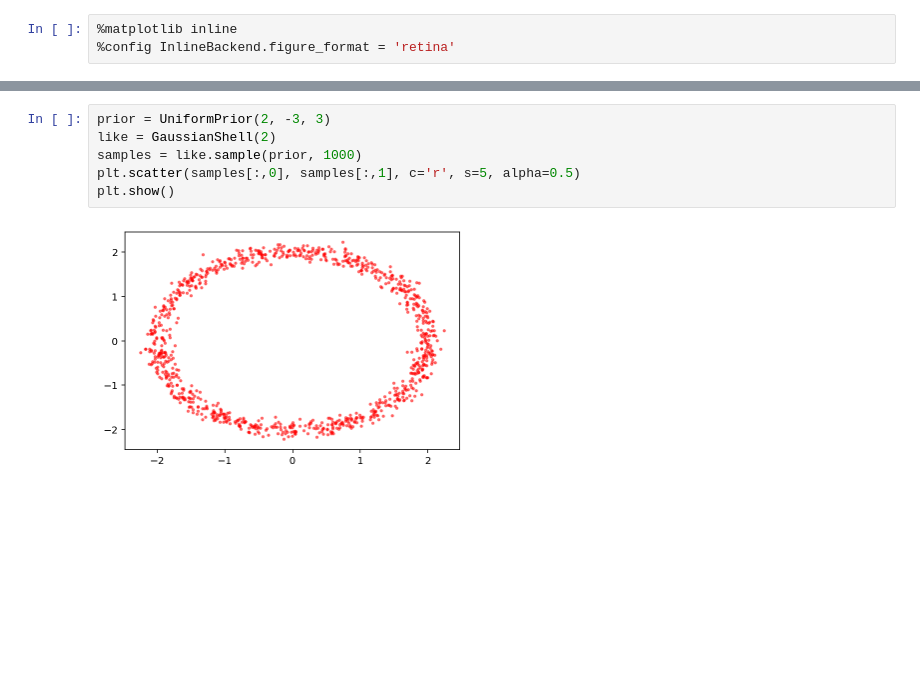
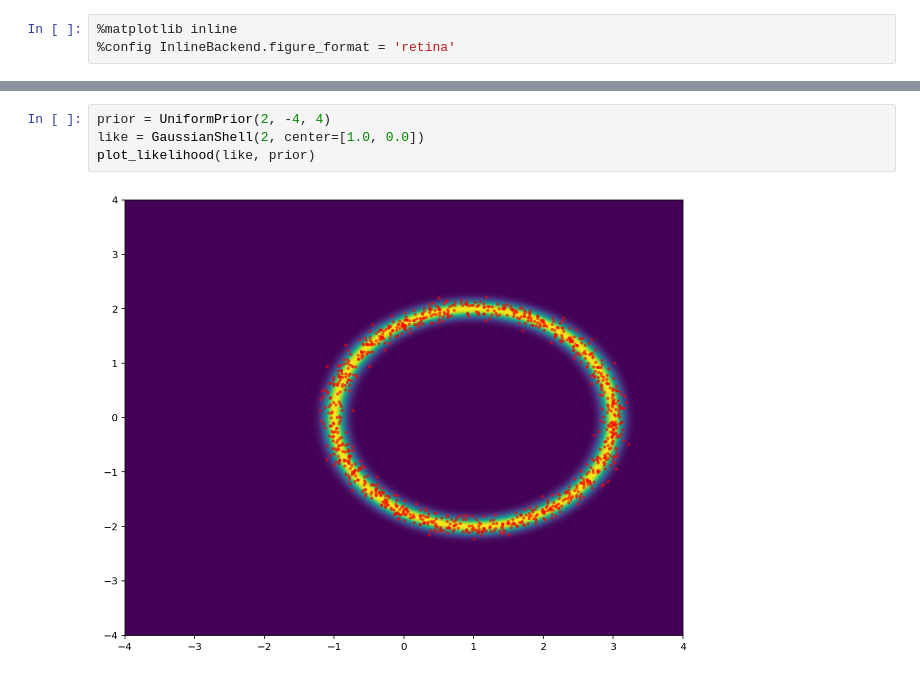
Before and after one commit to adammoss/nnest, a Jupyter notebook: examples/likelihoods/example.ipynb, the cells around one changed output, grey strips where cells are left out. Drawn from its saved outputs; the diff is of its cells as text; blank space fills up the shorter version.

```diff
--- a/examples/likelihoods/example.ipynb
+++ b/examples/likelihoods/example.ipynb
@@ -47,8 +54,6 @@ plt.show()
-# %%
-prior = UniformPrior(2, -3, 3)
-like = GaussianShell(2)
-samples = like.sample(prior, 1000)
-plt.scatter(samples[:,0], samples[:,1], c='r', s=5, alpha=0.5)
-plt.show()
-# %% [output]
-[figure, removed]
+# %%
+prior = UniformPrior(2, -4, 4)
+like = GaussianShell(2, center=[1.0, 0.0])
+plot_likelihood(like, prior)
+# %% [output]
+[figure, added]
```
Also changed, not shown: parts of 7 cells of this notebook, 7 other files.
